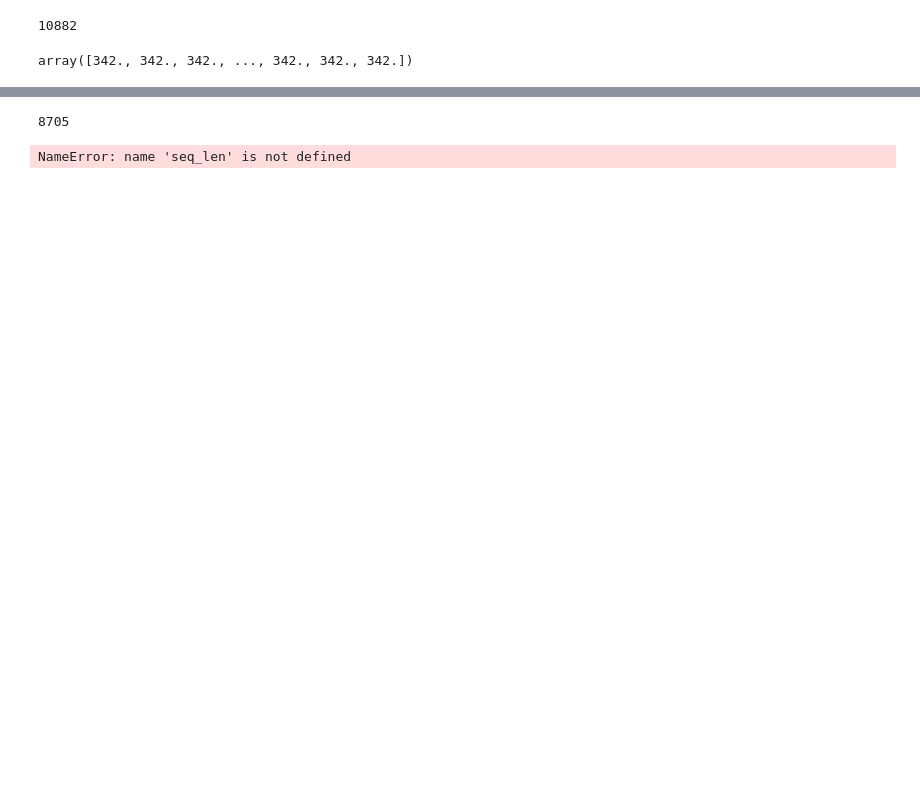
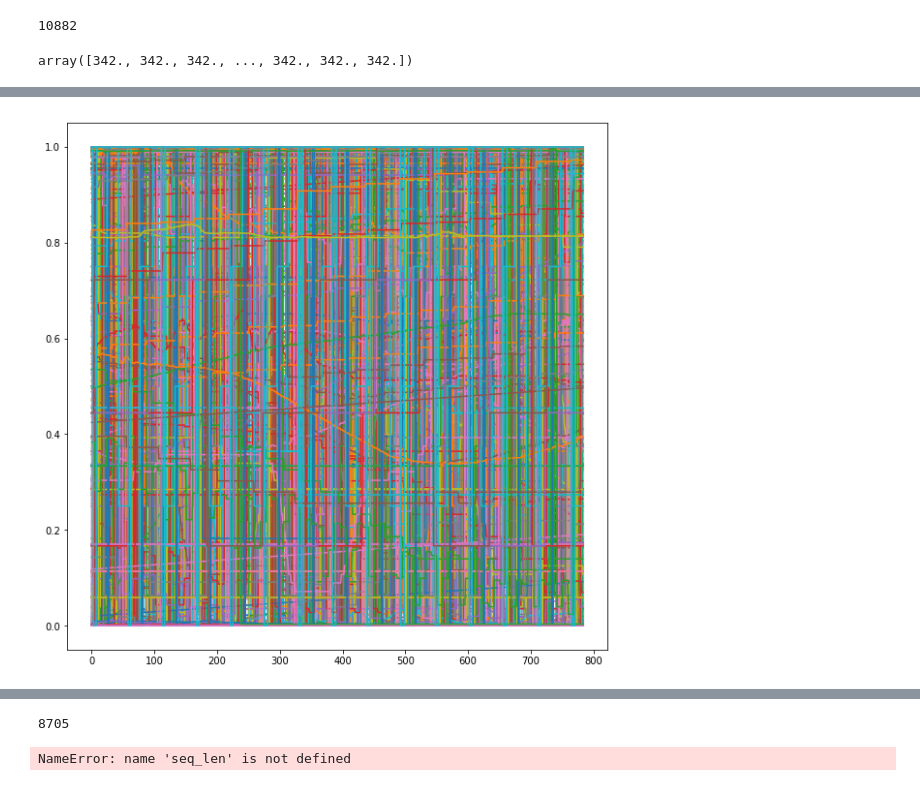
Before and after one commit to josealb/auto_can_re, a Jupyter notebook: can_learn.ipynb, the cells around one changed output, grey strips where cells are left out. Saved outputs shown, nothing was run; the diff lists cells and outputs as text; code cells hidden in the pictures; blank space fills up the shorter version.

```diff
--- a/can_learn.ipynb
+++ b/can_learn.ipynb
@@ -84,7 +95,7 @@ def create_X_y(df, num_samples, sample_length):
 
         for j in range(sample_length):
             # Since signal is very long, only a snippet is taken
-            X[i][j] = df.iat[j,signal_index]
+            X[i][j] = df.iat[j+starting_point,signal_index]
 
         # Now create label based on what signal id we saved from
         if df.columns[signal_index] == "342": #steering value for acura ilx
@@ -95,4 +106,4 @@ def create_X_y(df, num_samples, sample_length):
     return [X,y]
 
 
-X, y = create_X_y(df, 1000, 100)
+X, y = create_X_y(df, 1000, 784)
@@ -111 +110,8 @@ print(X.shape)
+# %%
+plt.figure(figsize=(10,10))
+for i in range(0,X.shape[0]):
+    plt.plot(X[i][:])
+plt.show()
+# %% [output]
+[figure, added]
 # %%
```
Also changed, not shown: parts of 10 cells of this notebook.
